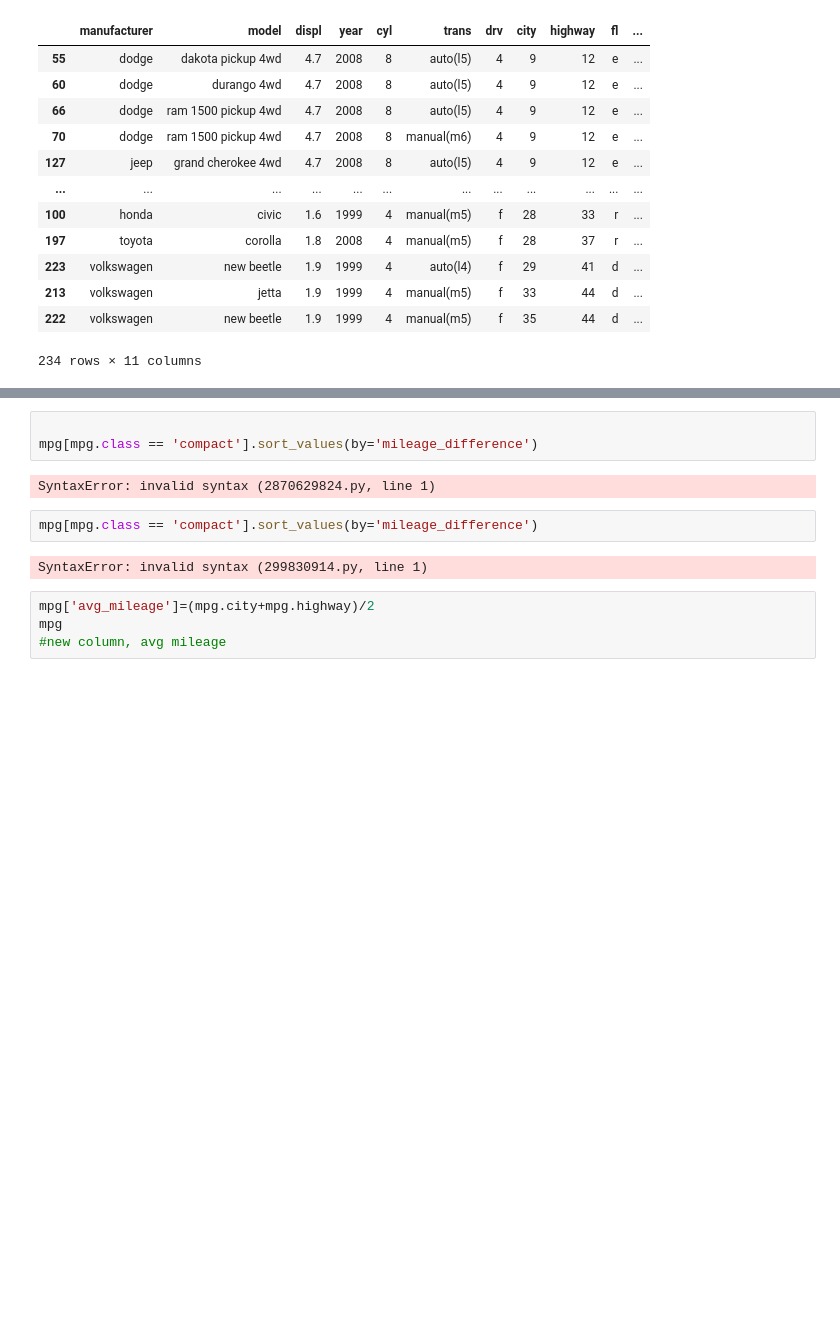
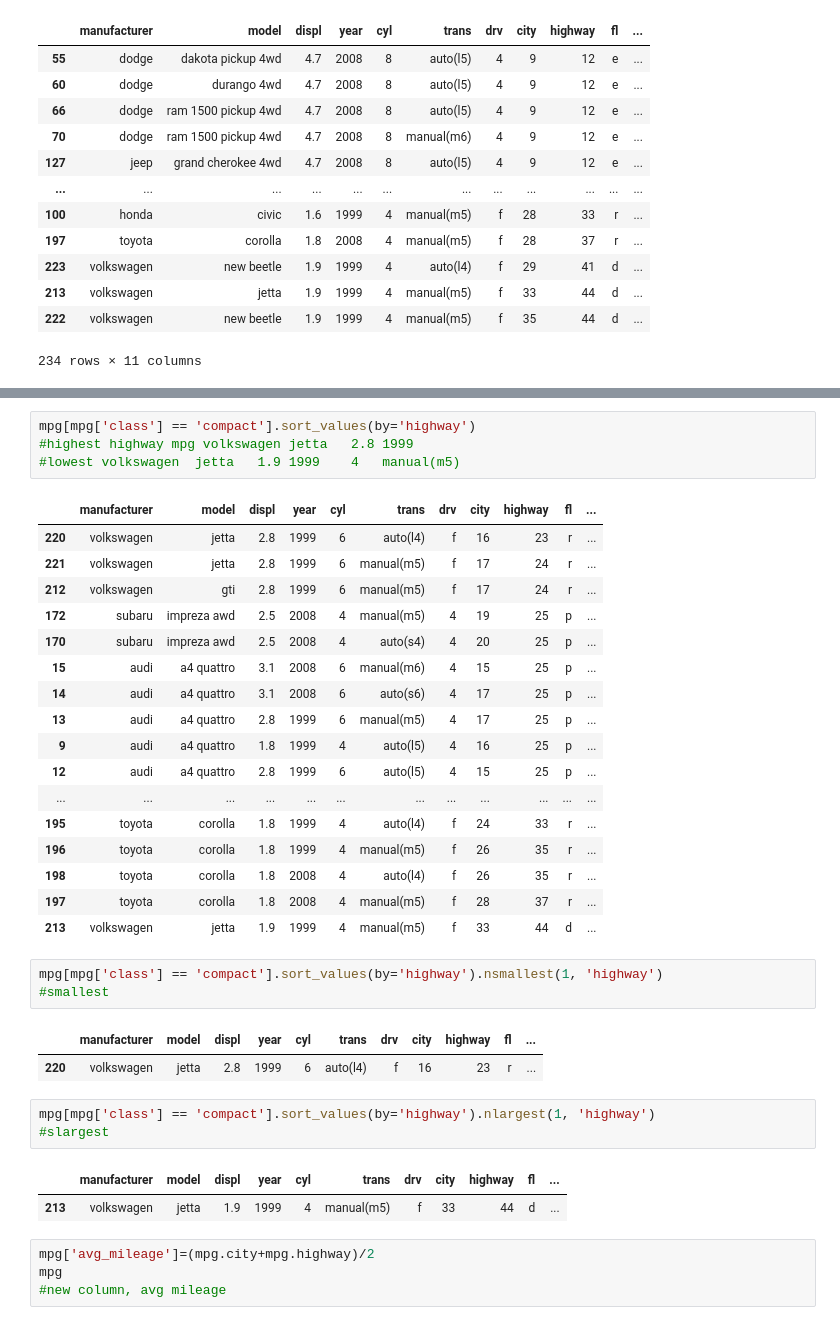
Before and after one commit to tim-keriazes/numpy-pandas-visualization-exercises, a Jupyter notebook: dataframes.ipynb, the cells around one changed output, grey strips where cells are left out. Saved outputs shown, nothing was run; the diff lists cells and outputs as text; blank space fills up the shorter version.

```diff
--- a/dataframes.ipynb
+++ b/dataframes.ipynb
@@ -267,12 +274,37 @@ mpg.sort_values(by='mileage_difference')
+# %%
+mpg[mpg['class'] == 'compact'].sort_values(by='highway')
+#highest highway mpg volkswagen	jetta	2.8	1999
+#lowest volkswagen	jetta	1.9	1999	4	manual(m5)
+# %% [output]
+|  | manufacturer | model | displ | year | cyl | trans | drv | city | highway | fl | ... |
+| 220 | volkswagen | jetta | 2.8 | 1999 | 6 | auto(l4) | f | 16 | 23 | r | ... |
+| 221 | volkswagen | jetta | 2.8 | 1999 | 6 | manual(m5) | f | 17 | 24 | r | ... |
+| 212 | volkswagen | gti | 2.8 | 1999 | 6 | manual(m5) | f | 17 | 24 | r | ... |
+| 172 | subaru | impreza awd | 2.5 | 2008 | 4 | manual(m5) | 4 | 19 | 25 | p | ... |
+| 170 | subaru | impreza awd | 2.5 | 2008 | 4 | auto(s4) | 4 | 20 | 25 | p | ... |
+| 15 | audi | a4 quattro | 3.1 | 2008 | 6 | manual(m6) | 4 | 15 | 25 | p | ... |
+| 14 | audi | a4 quattro | 3.1 | 2008 | 6 | auto(s6) | 4 | 17 | 25 | p | ... |
+| 13 | audi | a4 quattro | 2.8 | 1999 | 6 | manual(m5) | 4 | 17 | 25 | p | ... |
+| 9 | audi | a4 quattro | 1.8 | 1999 | 4 | auto(l5) | 4 | 16 | 25 | p | ... |
+| 12 | audi | a4 quattro | 2.8 | 1999 | 6 | auto(l5) | 4 | 15 | 25 | p | ... |
+| ... | ... | ... | ... | ... | ... | ... | ... | ... | ... | ... | ... |
+| 195 | toyota | corolla | 1.8 | 1999 | 4 | auto(l4) | f | 24 | 33 | r | ... |
+| 196 | toyota | corolla | 1.8 | 1999 | 4 | manual(m5) | f | 26 | 35 | r | ... |
+| 198 | toyota | corolla | 1.8 | 2008 | 4 | auto(l4) | f | 26 | 35 | r | ... |
+| 197 | toyota | corolla | 1.8 | 2008 | 4 | manual(m5) | f | 28 | 37 | r | ... |
+| 213 | volkswagen | jetta | 1.9 | 1999 | 4 | manual(m5) | f | 33 | 44 | d | ... |
 # %%
-
-mpg[mpg.class == 'compact'].sort_values(by='mileage_difference')
+mpg[mpg['class'] == 'compact'].sort_values(by='highway').nsmallest(1, 'highway')
+#smallest
 # %% [output]
-SyntaxError: invalid syntax (2870629824.py, line 1)
+|  | manufacturer | model | displ | year | cyl | trans | drv | city | highway | fl | ... |
+| 220 | volkswagen | jetta | 2.8 | 1999 | 6 | auto(l4) | f | 16 | 23 | r | ... |
 # %%
-mpg[mpg.class == 'compact'].sort_values(by='mileage_difference')
+mpg[mpg['class'] == 'compact'].sort_values(by='highway').nlargest(1, 'highway')
+#slargest
 # %% [output]
-SyntaxError: invalid syntax (299830914.py, line 1)
+|  | manufacturer | model | displ | year | cyl | trans | drv | city | highway | fl | ... |
+| 213 | volkswagen | jetta | 1.9 | 1999 | 4 | manual(m5) | f | 33 | 44 | d | ... |
 # %%
 mpg['avg_mileage']=(mpg.city+mpg.highway)/2
 mpg
```
Also changed, not shown: parts of 11 cells of this notebook.
